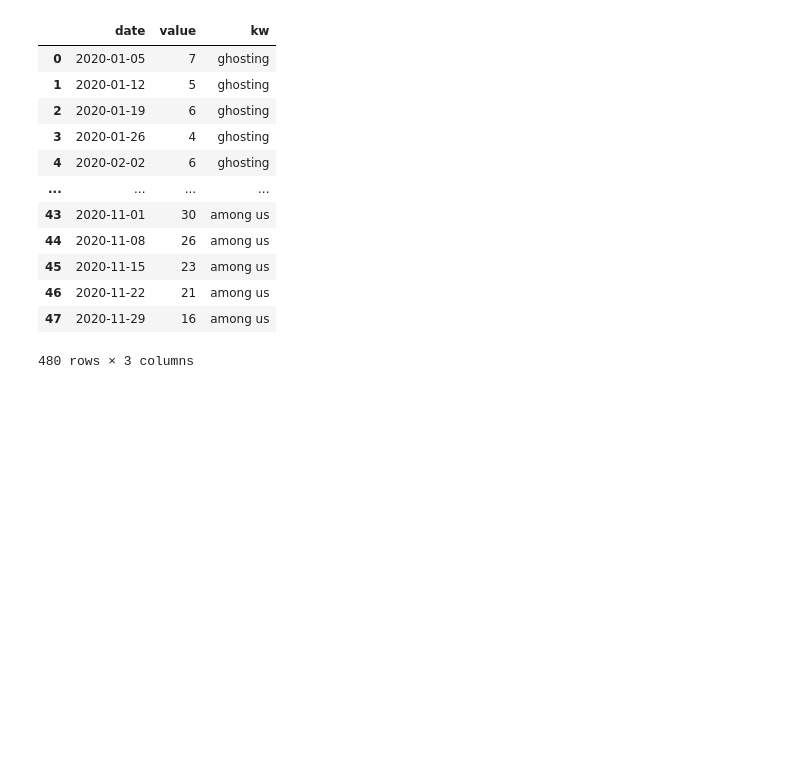
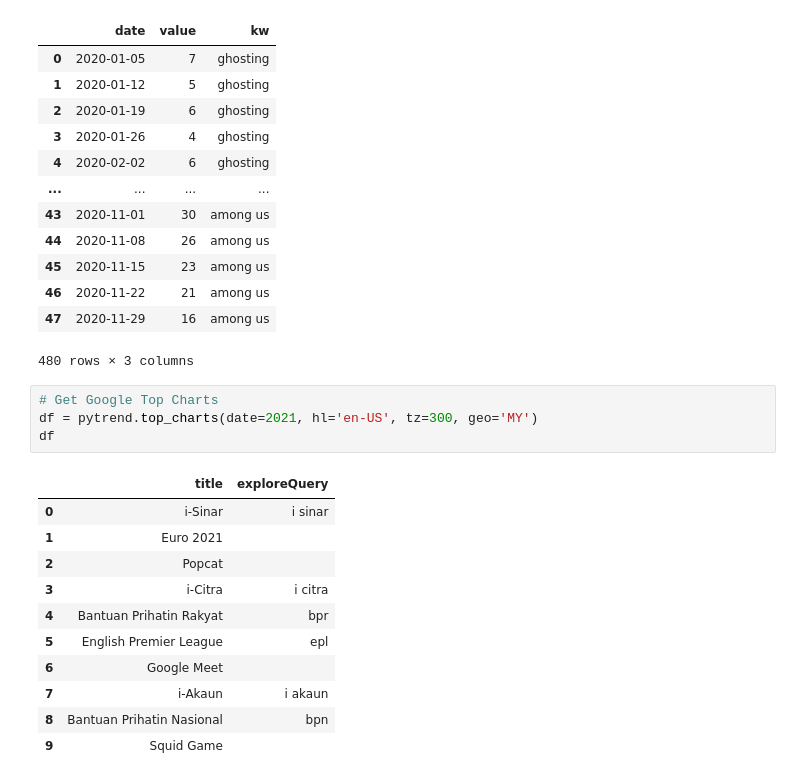
Before and after one commit to fridymandita/TKB, a Jupyter notebook: Indonesia_Trends.ipynb, the cells around one changed output. Drawn from its saved outputs; the diff is of its cells as text; blank space fills up the shorter version.

```diff
--- a/Indonesia_Trends.ipynb
+++ b/Indonesia_Trends.ipynb
@@ -96,3 +120,19 @@ trends_df
 | 46 | 2020-11-22 | 21 | among us |
 | 47 | 2020-11-29 | 16 | among us |
 480 rows × 3 columns
+# %%
+# Get Google Top Charts
+df = pytrend.top_charts(date=2021, hl='en-US', tz=300, geo='MY')
+df
+# %% [output]
+|  | title | exploreQuery |
+| 0 | i-Sinar | i sinar |
+| 1 | Euro 2021 |  |
+| 2 | Popcat |  |
+| 3 | i-Citra | i citra |
+| 4 | Bantuan Prihatin Rakyat | bpr |
+| 5 | English Premier League | epl |
+| 6 | Google Meet |  |
+| 7 | i-Akaun | i akaun |
+| 8 | Bantuan Prihatin Nasional | bpn |
+| 9 | Squid Game |  |
```
Also changed, not shown: parts of 4 cells of this notebook.
